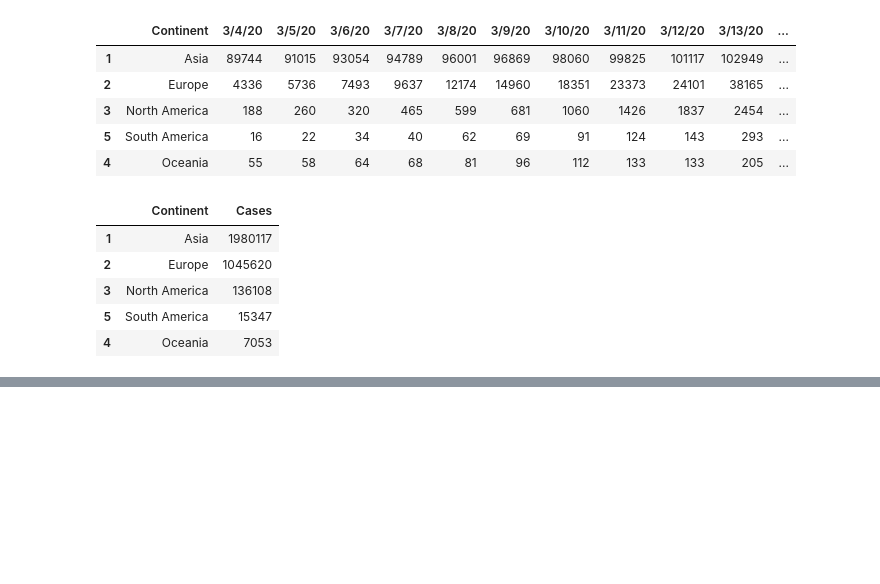
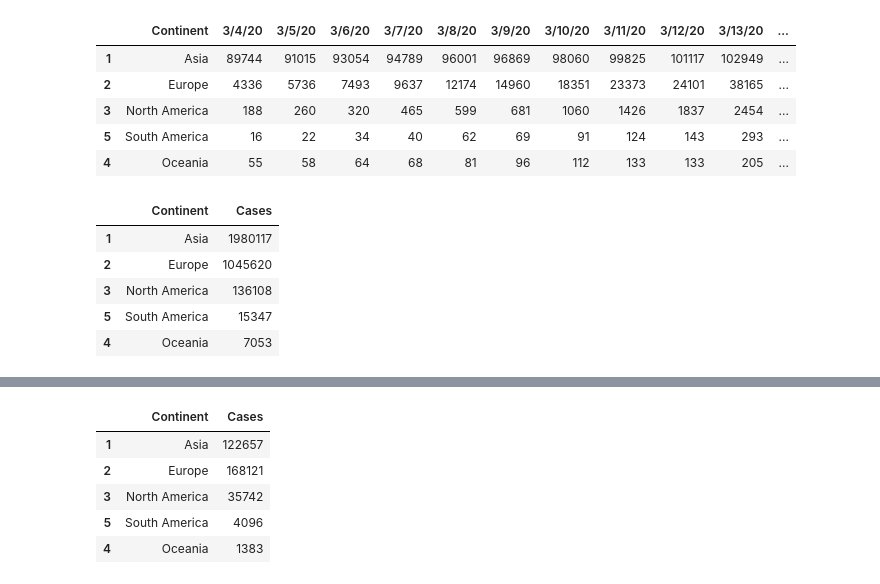
Before and after one commit to sid0312/10DaysMLChallenge, a Jupyter notebook: day1_10DaysMLChallenge_bySid.ipynb, the cells around one changed output, grey strips where cells are left out. Cells and saved outputs as stored; diff of their text form; code cells hidden in the pictures; blank space fills up the shorter version.

```diff
--- a/day1_10DaysMLChallenge_bySid.ipynb
+++ b/day1_10DaysMLChallenge_bySid.ipynb
@@ -306,0 +309,13 @@ plt.show()
+# %%
+t4=pd.DataFrame(columns=['Continent','Cases'])
+t4['Continent']=h1
+t4['Cases']=h3
+t4
+#These are the cases on 22nd March,2020
+# %% [output]
+|  | Continent | Cases |
+| 1 | Asia | 122657 |
+| 2 | Europe | 168121 |
+| 3 | North America | 35742 |
+| 5 | South America | 4096 |
+| 4 | Oceania | 1383 |
```
Also changed, not shown: parts of 3 cells of this notebook.
